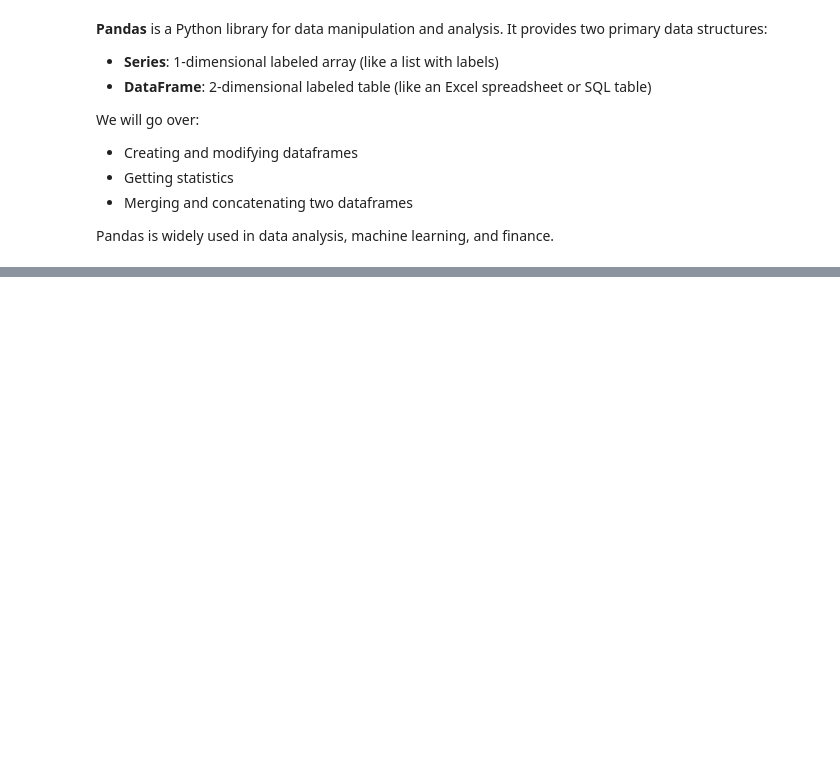
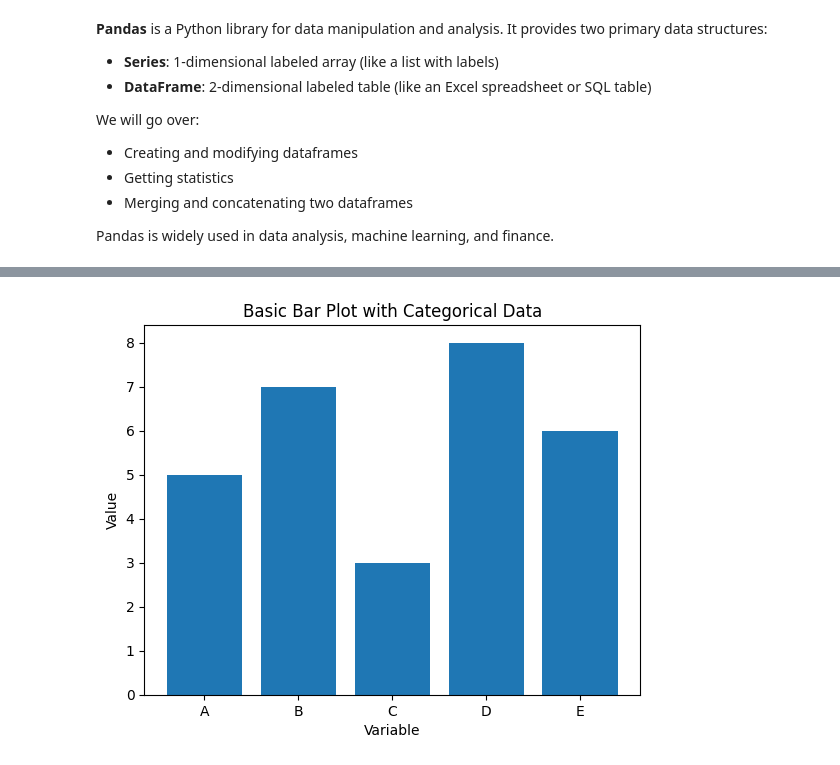
Before and after one commit to MichaelHeege/CAS-API-Presentation, a Jupyter notebook: Intro-To-Python.ipynb, the cells around one changed output, grey strips where cells are left out. Cells and saved outputs as stored; diff of their text form; code cells hidden in the pictures; blank space fills up the shorter version.

```diff
--- a/Intro-To-Python.ipynb
+++ b/Intro-To-Python.ipynb
@@ -842,0 +638,18 @@ df_concat_rows
+# %%
+# Bar plot
+
+x = ["A", "B", "C", "D", "E"]
+y = [5, 7, 3, 8, 6]
+
+# Create a bar plot
+plt.bar(x, y)
+
+# Add labels and a title
+plt.xlabel("Variable")
+plt.ylabel("Value")
+plt.title("Basic Bar Plot with Categorical Data")
+
+# Display the plot
+plt.show()
+# %% [output]
+[figure, added]
```
Also changed, not shown: parts of 61 cells of this notebook.
